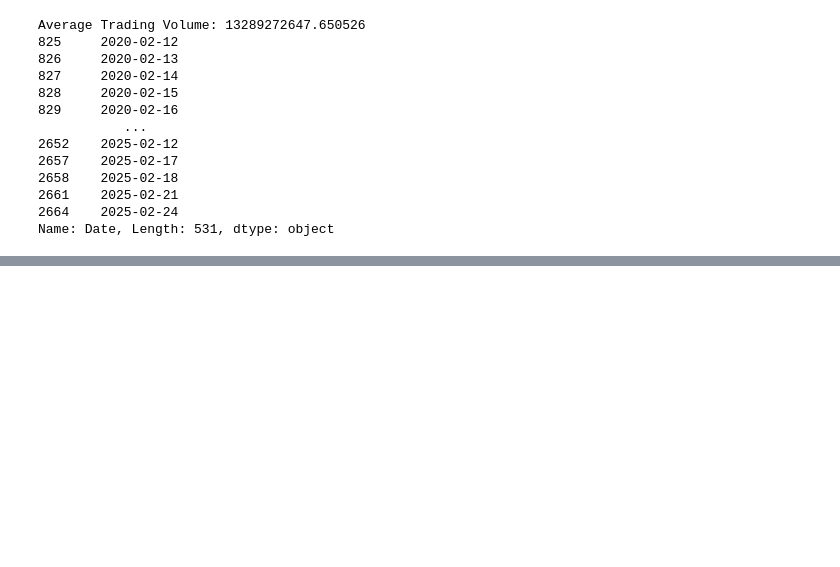
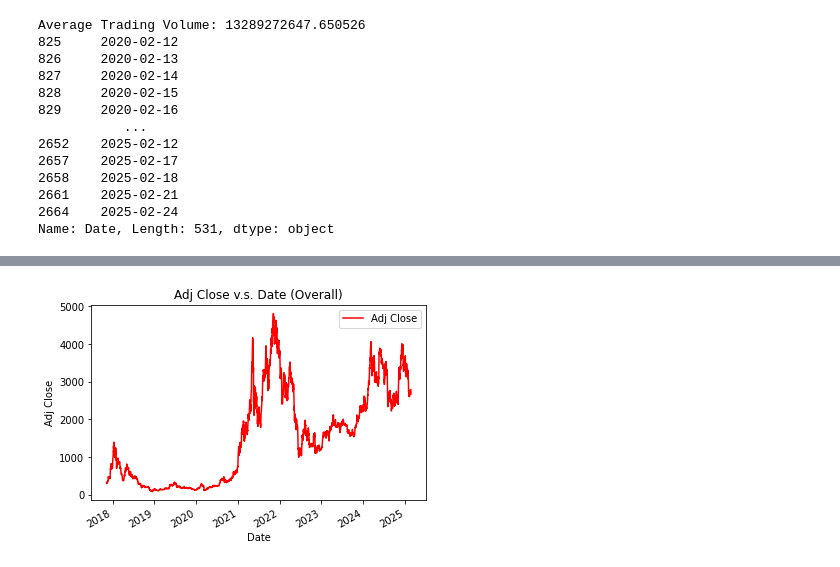
Before and after one commit to AaminaT/ethprediction, a Jupyter notebook: eth_analysis.ipynb, the cells around one changed output, grey strips where cells are left out. Drawn from its saved outputs; the diff is of its cells as text; code cells hidden in the pictures; blank space fills up the shorter version.

```diff
--- a/eth_analysis.ipynb
+++ b/eth_analysis.ipynb
@@ -153 +173,9 @@ Name: Date, Length: 531, dtype: object
+# %%
+eth_stock.plot(x='Date', y='Adj Close', c='red')
+plt.title('Adj Close v.s. Date (Overall)')
+plt.xlabel('Date')
+plt.ylabel('Adj Close')
+plt.show()
+# %% [output]
+[figure, added]
 # %%
```
Also changed, not shown: parts of 15 cells of this notebook.
